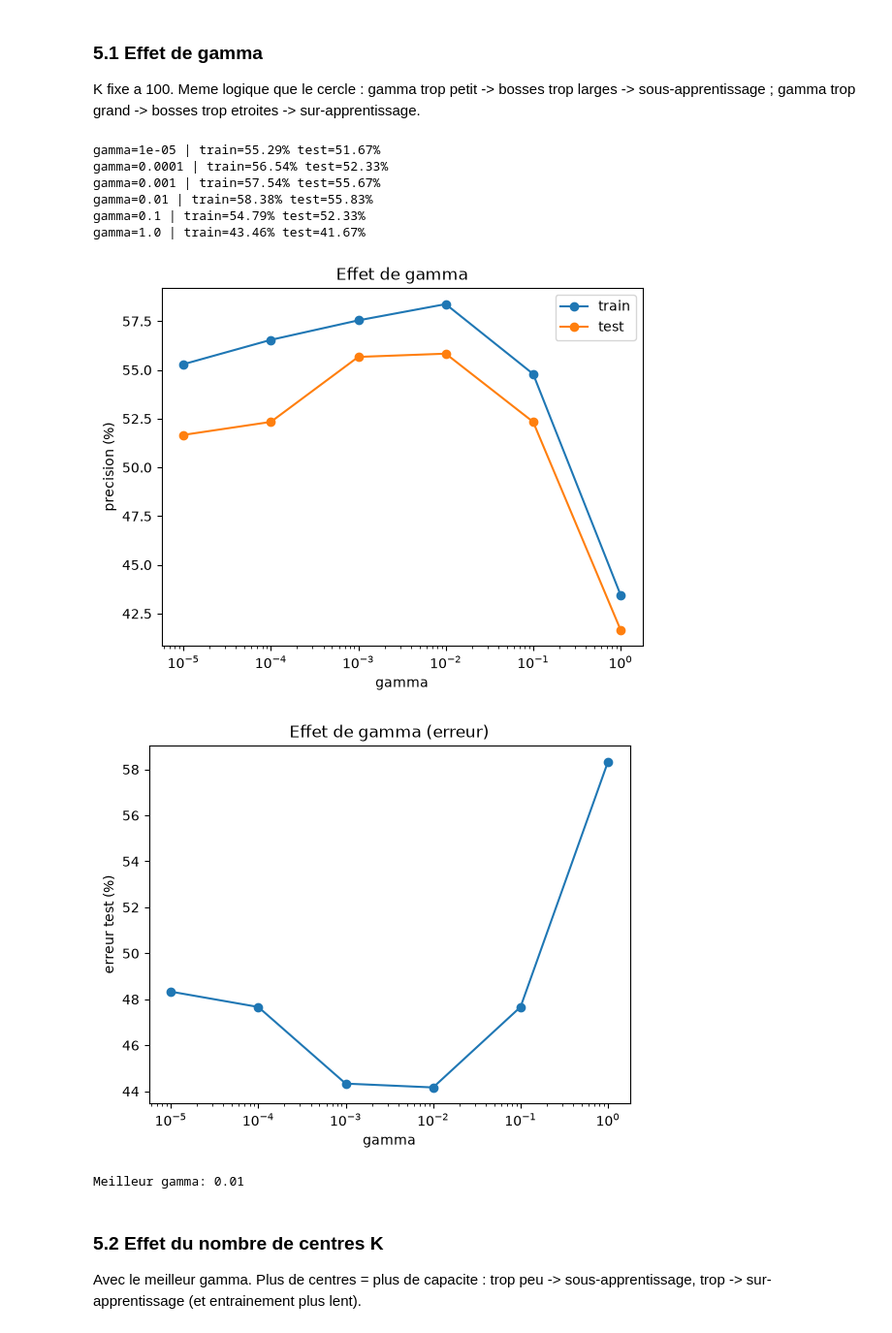
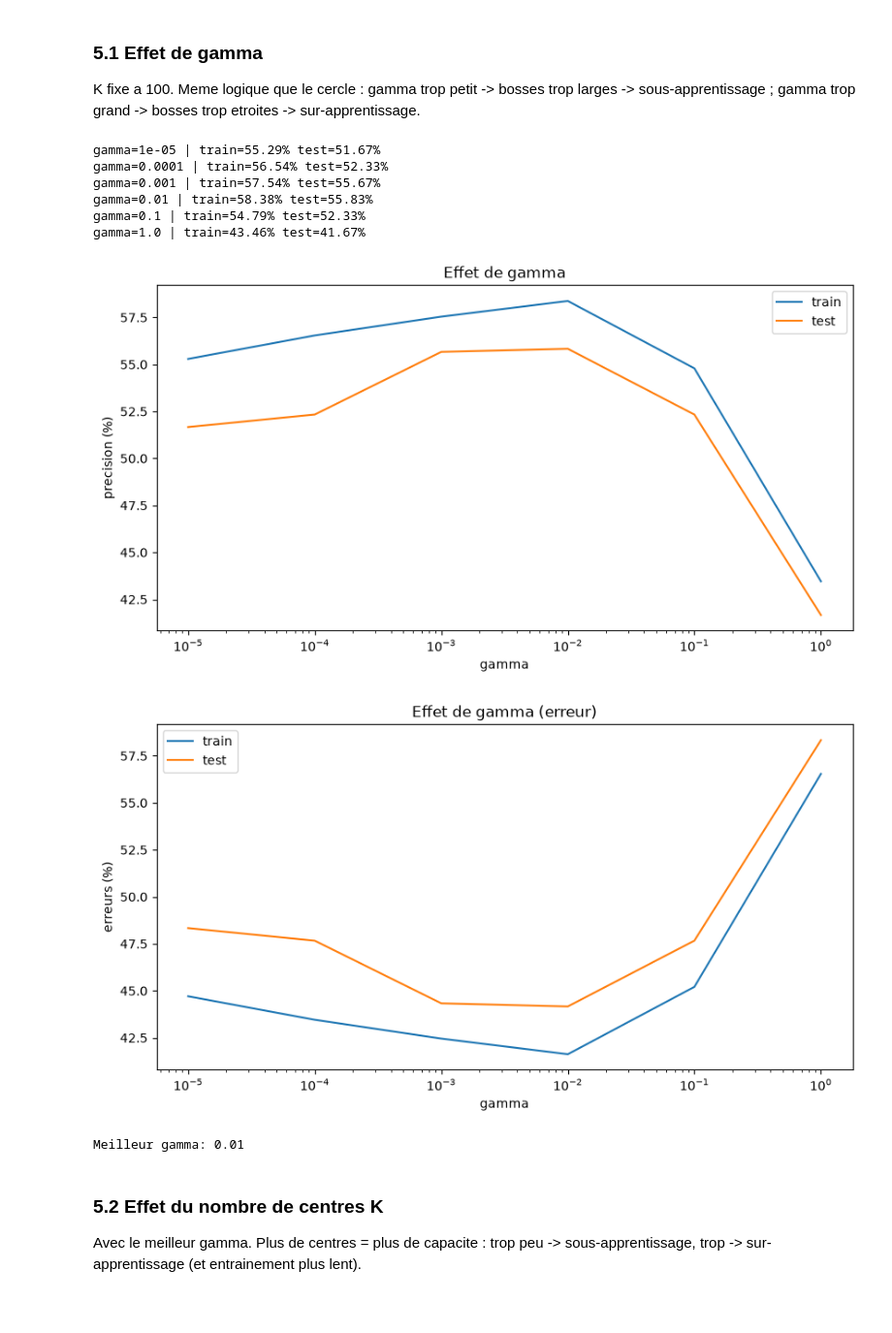
Before and after one commit to AbdelkrimAKKAL/Projet_Annual_IA, a Jupyter notebook: jupyter/rbf.ipynb, the cells around one changed output. Shown at 97% size. Drawn from its saved outputs; the diff is of its cells as text; code cells hidden in the pictures; blank space fills up the shorter version.

```diff
--- a/jupyter/rbf.ipynb
+++ b/jupyter/rbf.ipynb
@@ -11,9 +17,5 @@ from rbf import lib, entrainer_rbf, predire_rbf, precision_rbf
 # %%
-from functions import load_dataset, melanger
-
-project_root = os.path.abspath("..")
-train_folder = os.path.join(project_root, "dataset", "train_dataset")
-test_folder = os.path.join(project_root, "dataset", "test_dataset")
+# TEST avec 16*16*3
 
 X_train_img, Y_train_img = load_dataset(train_folder, target_size=(16, 16), color=True)
 X_test_img, Y_test_img = load_dataset(test_folder, target_size=(16, 16), color=True)
@@ -22,18 +24,22 @@ X_train_img, Y_train_img = melanger(X_train_img, Y_train_img, seed=42)
 print(f"train={len(X_train_img)} test={len(X_test_img)}")
 
 
-def courbe(x, y, xlabel, ylabel, titre, log=False):
-    plt.plot(x, y, marker="o")
+def courbe(x, err_train, err_test, xlabel, titre, log=False):
+    plt.figure(figsize=(10, 5))
+    plt.plot(x, err_train, label="train")
+    plt.plot(x, err_test, label="test")
     if log:
         plt.xscale("log")
     plt.xlabel(xlabel)
-    plt.ylabel(ylabel)
+    plt.ylabel("erreurs (%)")
+    plt.legend()
     plt.title(titre)
     plt.show()
 
 def courbe_train_test(x, accs_train, accs_test, xlabel, titre, log=False):
-    plt.plot(x, accs_train, marker="o", label="train")
-    plt.plot(x, accs_test, marker="o", label="test")
+    plt.figure(figsize=(10, 5))
+    plt.plot(x, accs_train, label="train")
+    plt.plot(x, accs_test, label="test")
     if log:
         plt.xscale("log")
     plt.xlabel(xlabel)
@@ -52,29 +58,29 @@ sur-apprentissage.
 # %%
 K_EXPLO = 100
 gammas = [0.00001, 0.0001, 0.001, 0.01, 0.1, 1.0]
 
 accs_train, accs_test = [], []
 for gamma in gammas:
     model = entrainer_rbf(X_train_img, Y_train_img, n_centres=K_EXPLO, gamma=gamma)
     accs_train.append(precision_rbf(model, X_train_img, Y_train_img))
     accs_test.append(precision_rbf(model, X_test_img, Y_test_img))
     lib.destroy_rbf_model(model)
     print(f"gamma={gamma} | train={accs_train[-1]:.2f}% test={accs_test[-1]:.2f}%")
 
 courbe_train_test(gammas, accs_train, accs_test, "gamma", "Effet de gamma", log=True)
-courbe(gammas, [100 - a for a in accs_test], "gamma", "erreur test (%)", "Effet de gamma (erreur)", log=True)
+courbe(gammas, [100 - b for b in accs_train],[100 - a for a in accs_test], "gamma", "Effet de gamma (erreur)", log=True)
 
 meilleur_gamma = gammas[int(np.argmax(accs_test))]
 print(f"Meilleur gamma: {meilleur_gamma}")
 # %% [output]
 gamma=1e-05 | train=55.29% test=51.67%
 gamma=0.0001 | train=56.54% test=52.33%
 gamma=0.001 | train=57.54% test=55.67%
 gamma=0.01 | train=58.38% test=55.83%
 gamma=0.1 | train=54.79% test=52.33%
 gamma=1.0 | train=43.46% test=41.67%
-[figure, old version]
+[figure, new version]
-[figure, old version]
+[figure, new version]
 Meilleur gamma: 0.01
 # %% [markdown]
 ### 5.2 Effet du nombre de centres K
```
Also changed, not shown: parts of 10 cells of this notebook, 5 other files.
